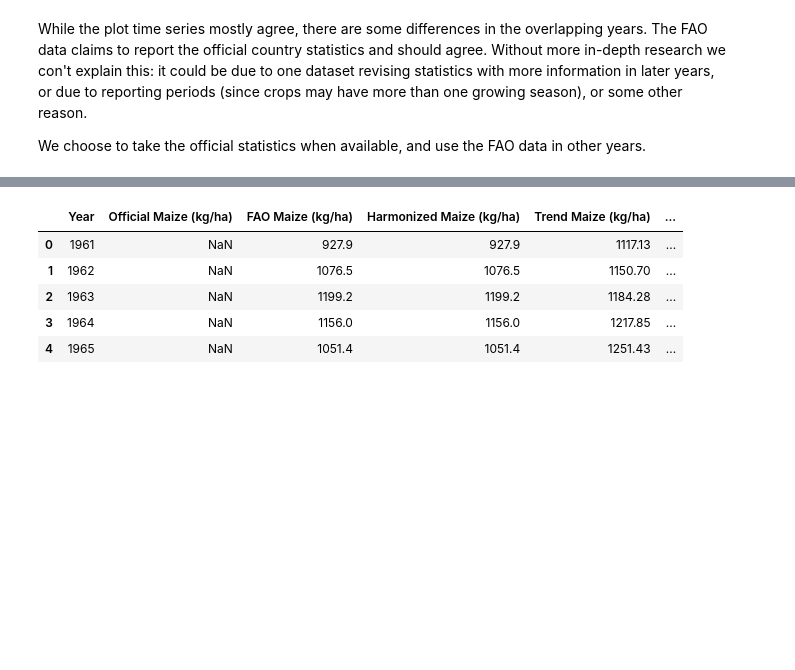
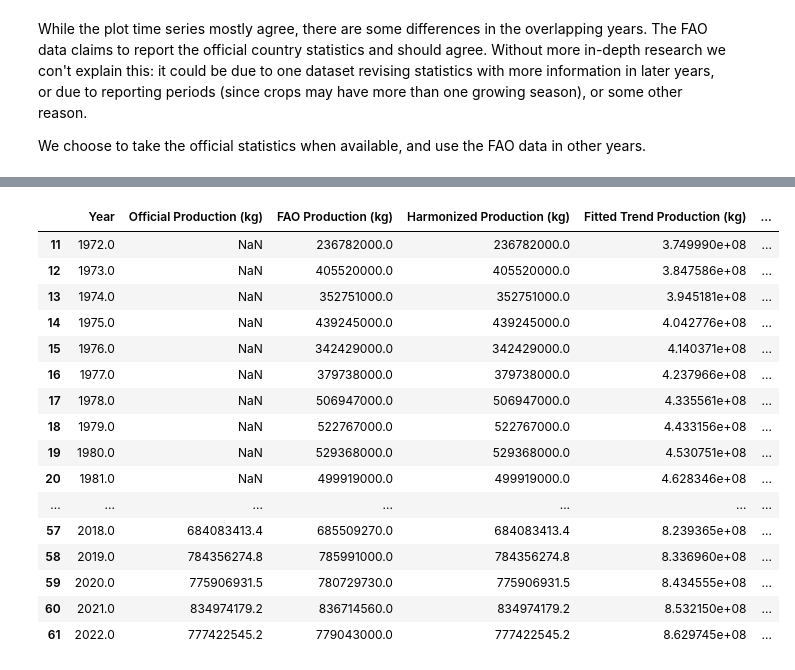
Before and after one commit to AnalyticsTeamUNUEHS/CLIMADA_starter_packs, a Jupyter notebook: starter_pack_el_salvador/notebooks/05_observations.ipynb, the cells around one changed output, grey strips where cells are left out. Cells and saved outputs as stored; diff of their text form; code cells hidden in the pictures; blank space fills up the shorter version.

```diff
--- a/starter_pack_el_salvador/notebooks/05_observations.ipynb
+++ b/starter_pack_el_salvador/notebooks/05_observations.ipynb
@@ -101,0 +150,18 @@ for i, crop in enumerate(["Maize", "Beans", "Sorghum"]):
+# %%
+# Now do some subjective identification of drought events:
+n_years_data = obs_crop['Year'].max() - obs_crop['Year'].min() + 1
+
+# Filter to events with a more than 10% drop
+anomaly_fraction_col = f"{VARIABLE} Anomaly (fraction)"
+for crop, obs_crop in obs.items():
+    obs_crop["drought"] = obs_crop[anomaly_fraction_col] < -0.1
+
+# Rank the anomalies and use these to estimate return periods
+anomaly_col = f"Present-equivalent {VARIABLE} anomaly ({UNIT})"
+for crop, obs_crop in obs.items():
+    # obs_crop = obs_crop.sort_values(by=anomaly_col, ascending=True)
+    obs_crop['Rank'] = obs_crop[anomaly_col].rank(ascending=True)
+    obs_crop['Return Period (years)'] = n_years_data / obs_crop['Rank']
+    obs_crop.loc[~obs_crop['drought'], 'Return Period (years)'] = np.nan
+    obs[crop] = obs_crop
+    display(obs_crop[['Year', anomaly_col, anomaly_fraction_col, 'drought', 'Rank', 'Return Period (years)']])
@@ -104,27 +222,23 @@ for i, crop in enumerate(["Maize", "Beans", "Sorghum"]):
 # Save to file
 # -----------------------------------------------
 
-all_vars = [["Year"]]
-for crop in ["Maize", "Beans", "Sorghum"]:
-    varnames = [
-        f"Official {crop} (kg/ha)",
-        f"FAO {crop} (kg/ha)",
-        f"Harmonized {crop} (kg/ha)",
-        f"Trend {crop} (kg/ha)",
-        f"10-year Moving Average {crop} (kg/ha)",
-        f"Yield Anomaly {crop} (kg/ha)",
-        f"Yield Anomaly {crop} (fraction)",
-        f"2023-equivalent yield {crop} (kg/ha)",
-        f"2023-equivalent anomaly {crop} (kg/ha)"
-    ]
-    all_vars.append(varnames)
-
-# Flatten the list of lists
-all_vars = [item for sublist in all_vars for item in sublist]
-
-obs = obs[all_vars]
-obs = obs.round(2)  # Round all values to 2 decimal places - nothing needs to be more precise than this, and it makes it easier to read
-display(obs.head())
-
-obs.to_csv(Path(OBSERVATIONS_DIR) / "observations.csv", index=False)
+for crop, obs_crop in obs.items():
+    print(f"Saving observations for {crop}...")
+    obs_crop = obs_crop[[
+        "Year",
+        f"Official {VARIABLE} ({UNIT})",
+        f"FAO {VARIABLE} ({UNIT})",
+        f"Harmonized {VARIABLE} ({UNIT})",
+        f"Fitted Trend {VARIABLE} ({UNIT})",
+        f"10-year Moving Average {VARIABLE} ({UNIT})",
+        f"{VARIABLE} Anomaly ({UNIT})",
+        f"{VARIABLE} Anomaly (fraction)",
+        f"Present-equivalent {VARIABLE} ({UNIT})",
+        f"Present-equivalent {VARIABLE} anomaly ({UNIT})",
+        f"Return Period (years)"
+    ]]
+    obs_crop = obs_crop.round(2)  # Round all values to 2 decimal places - nothing needs to be more precise than this, and it makes it easier to read
+    obs[crop] = obs_crop
+    obs_crop.to_csv(Path(OBSERVATIONS_DIR) / f"observations_{crop}.csv", index=False)
+    display(obs_crop)
 # %% [output]
@@ -131,6 +246,17 @@ obs.to_csv(Path(OBSERVATIONS_DIR) / "observations.csv", index=False)
-|  | Year | Official Maize (kg/ha) | FAO Maize (kg/ha) | Harmonized Maize (kg/ha) | Trend Maize (kg/ha) | ... |
-| 0 | 1961 | NaN | 927.9 | 927.9 | 1117.13 | ... |
-| 1 | 1962 | NaN | 1076.5 | 1076.5 | 1150.70 | ... |
-| 2 | 1963 | NaN | 1199.2 | 1199.2 | 1184.28 | ... |
-| 3 | 1964 | NaN | 1156.0 | 1156.0 | 1217.85 | ... |
-| 4 | 1965 | NaN | 1051.4 | 1051.4 | 1251.43 | ... |
+|  | Year | Official Production (kg) | FAO Production (kg) | Harmonized Production (kg) | Fitted Trend Production (kg) | ... |
+| 11 | 1972.0 | NaN | 236782000.0 | 236782000.0 | 3.749990e+08 | ... |
+| 12 | 1973.0 | NaN | 405520000.0 | 405520000.0 | 3.847586e+08 | ... |
+| 13 | 1974.0 | NaN | 352751000.0 | 352751000.0 | 3.945181e+08 | ... |
+| 14 | 1975.0 | NaN | 439245000.0 | 439245000.0 | 4.042776e+08 | ... |
+| 15 | 1976.0 | NaN | 342429000.0 | 342429000.0 | 4.140371e+08 | ... |
+| 16 | 1977.0 | NaN | 379738000.0 | 379738000.0 | 4.237966e+08 | ... |
+| 17 | 1978.0 | NaN | 506947000.0 | 506947000.0 | 4.335561e+08 | ... |
+| 18 | 1979.0 | NaN | 522767000.0 | 522767000.0 | 4.433156e+08 | ... |
+| 19 | 1980.0 | NaN | 529368000.0 | 529368000.0 | 4.530751e+08 | ... |
+| 20 | 1981.0 | NaN | 499919000.0 | 499919000.0 | 4.628346e+08 | ... |
+| ... | ... | ... | ... | ... | ... | ... |
+| 57 | 2018.0 | 684083413.4 | 685509270.0 | 684083413.4 | 8.239365e+08 | ... |
+| 58 | 2019.0 | 784356274.8 | 785991000.0 | 784356274.8 | 8.336960e+08 | ... |
+| 59 | 2020.0 | 775906931.5 | 780729730.0 | 775906931.5 | 8.434555e+08 | ... |
+| 60 | 2021.0 | 834974179.2 | 836714560.0 | 834974179.2 | 8.532150e+08 | ... |
+| 61 | 2022.0 | 777422545.2 | 779043000.0 | 777422545.2 | 8.629745e+08 | ... |
```
Also changed, not shown: parts of 8 cells of this notebook, 1 other file.
